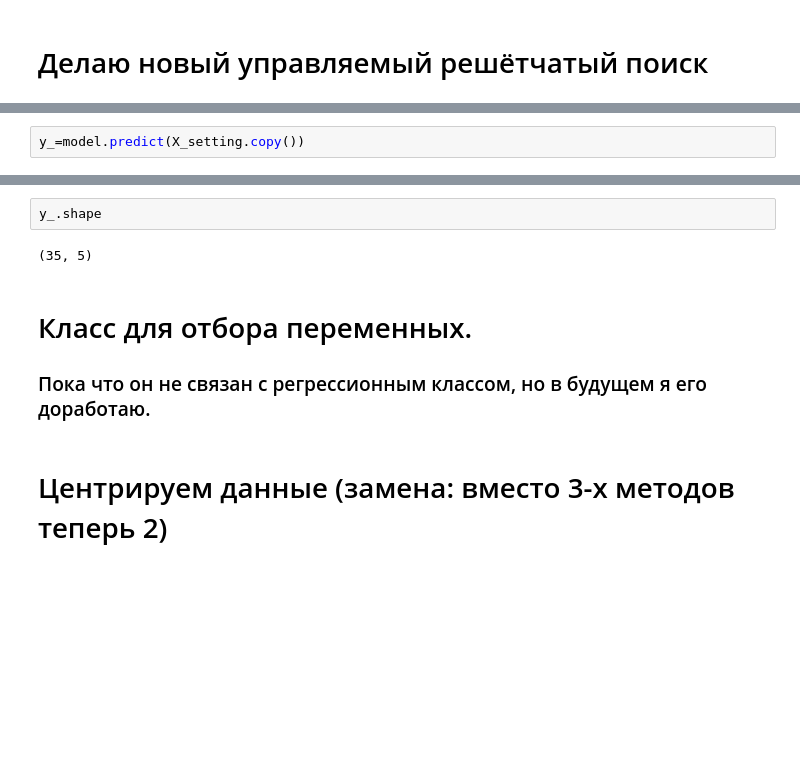
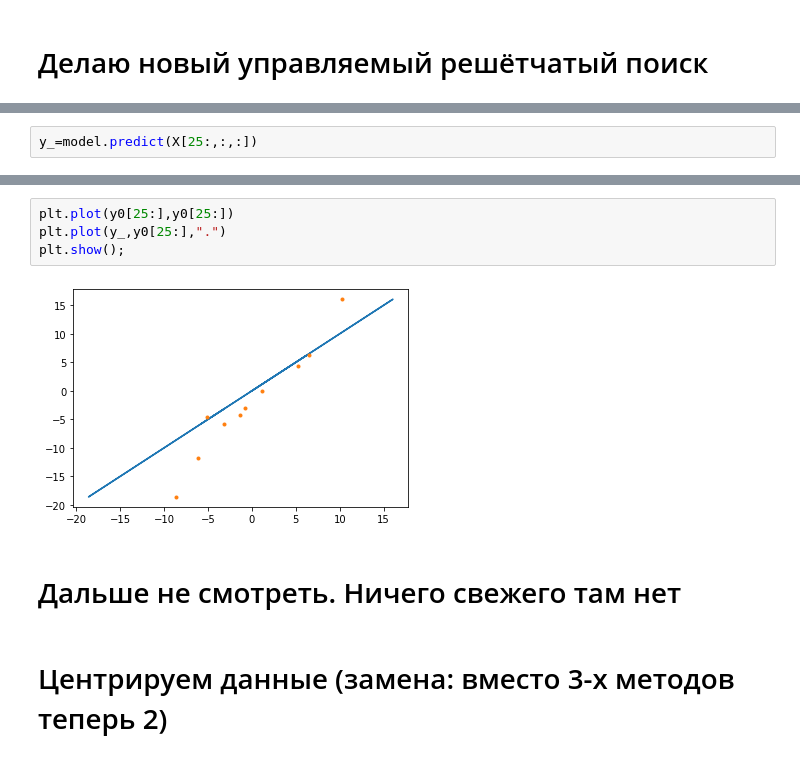
Before and after one commit to 89605502155/ML-repositry, a Jupyter notebook: new_NPLS1.ipynb, the cells around one changed output, grey strips where cells are left out. Cells and saved outputs as stored; diff of their text form; blank space fills up the shorter version.

```diff
--- a/new_NPLS1.ipynb
+++ b/new_NPLS1.ipynb
@@ -312,3 +248,3 @@ plt.plot(flatten(model.w_k).transpose())
 # %%
-y_=model.predict(X_setting.copy())
+y_=model.predict(X[25:,:,:])
 # %% [output]
@@ -352,13 +273,14 @@ array([  5.45213345,  13.72131031,  -0.15706949,  -8.58399134,
          2.1530446 ,  -5.7521935 ,  -3.08549775, -11.81077856,
        -18.58347562,   6.32746173,   4.40507881,  -0.09283701,
         16.05197918,  -4.59584285,  -4.29886423])
-# %%
-y_.shape
-# %% [output]
-(35, 5)
-# %% [markdown]
-# Класс для отбора переменных.
-### Пока что он не связан с регрессионным классом, но в будущем я его доработаю.
+# %%
+plt.plot(y0[25:],y0[25:])
+plt.plot(y_,y0[25:],".")
+plt.show();
+# %% [output]
+[figure, added]
+# %% [markdown]
+# Дальше не смотреть. Ничего свежего там нет
 # %% [markdown]
 # Центрируем данные (замена: вместо 3-х методов теперь 2)
 # %%
```
Also changed, not shown: parts of 7 cells of this notebook.
